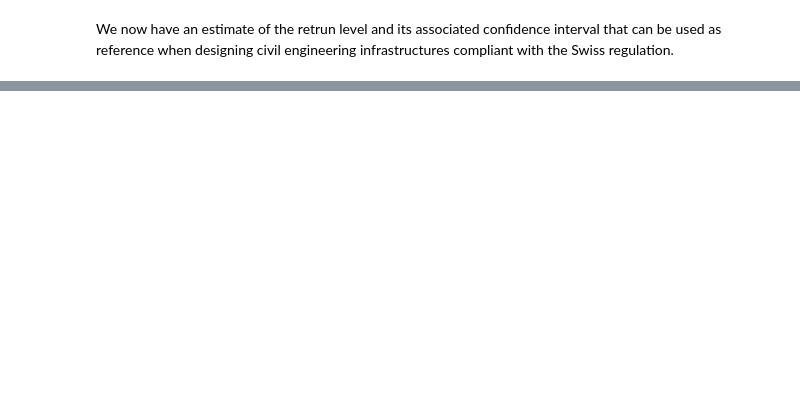
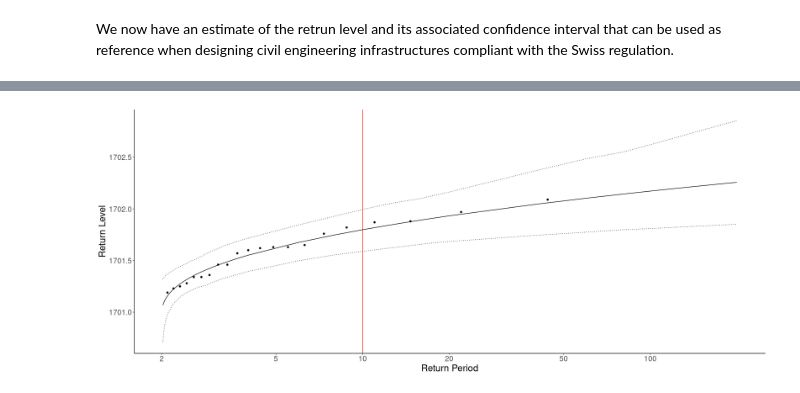
Before and after one commit to foen-admin-ch/groundwater-extreme-analysis, a Jupyter notebook: notebooks/example_2.ipynb, the cells around one changed output, grey strips where cells are left out. Cells and saved outputs as stored; diff of their text form; code cells hidden in the pictures; blank space fills up the shorter version.

```diff
--- a/notebooks/example_2.ipynb
+++ b/notebooks/example_2.ipynb
@@ -254,0 +325,19 @@ We now have an estimate of the retrun level and its associated confidence interv
+# %%
+#Comput l-moments of the observations
+lmom <- samlmu(data_yearly_maxima_largerblock$Max)
+
+#Estimate GEV parameters
+gev <- pelgev(lmom)
+
+#Estimate log-Pearsonn III parameters
+pIII <- pelpe3(lmom)
+
+# Compute Weibull parameters
+wei <- pelwei(lmom)
+
+print("GEV Parameters:")
+gev
+print("Weibull Parameters:")
+wei
+print("Log-Pearson III:")
+pIII
@@ -254,0 +376,7 @@ We now have an estimate of the retrun level and its associated confidence interv
+# %%
+#Compute and plot the return level function and its associated uncertainty
+display_return_level_function(data = data_yearly_maxima_largerblock$Max, # Maxima data
+                              parameters = wei, #Estimated model's paramters
+                              block_size = block_size) # Block size (in year) used to compute maxima
+# %% [output]
+[figure, added]
```
Also changed, not shown: parts of 18 cells of this notebook, 1 other file.
